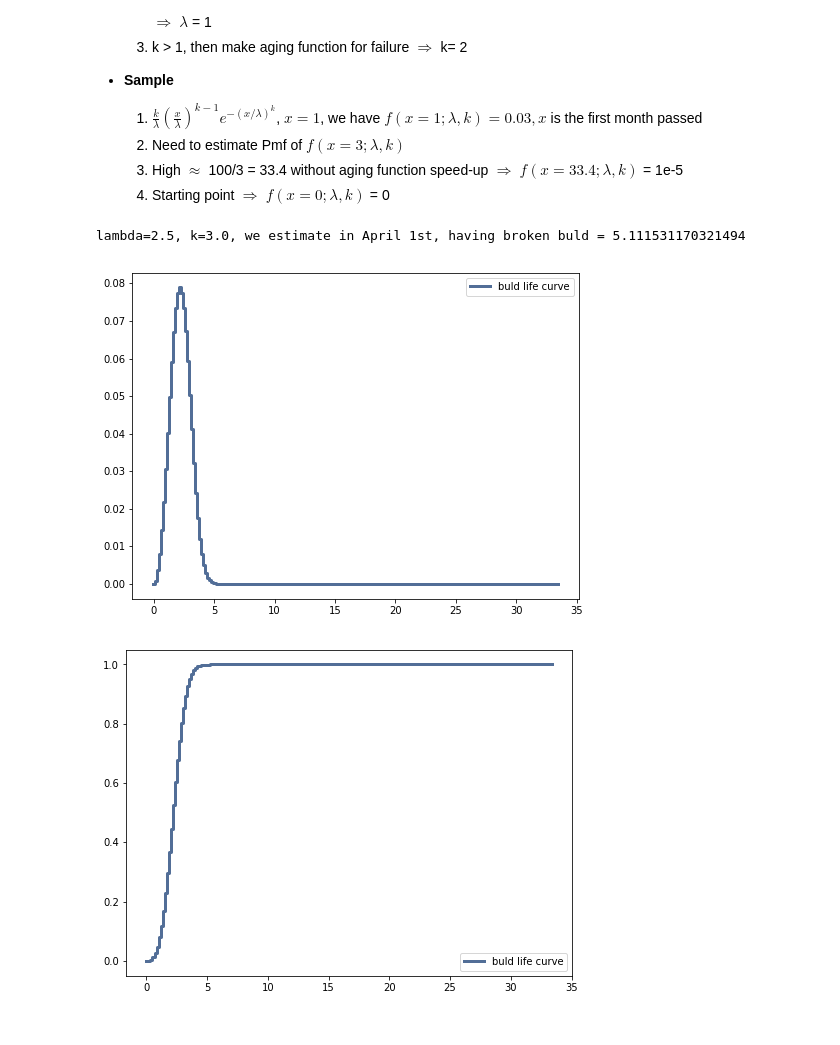
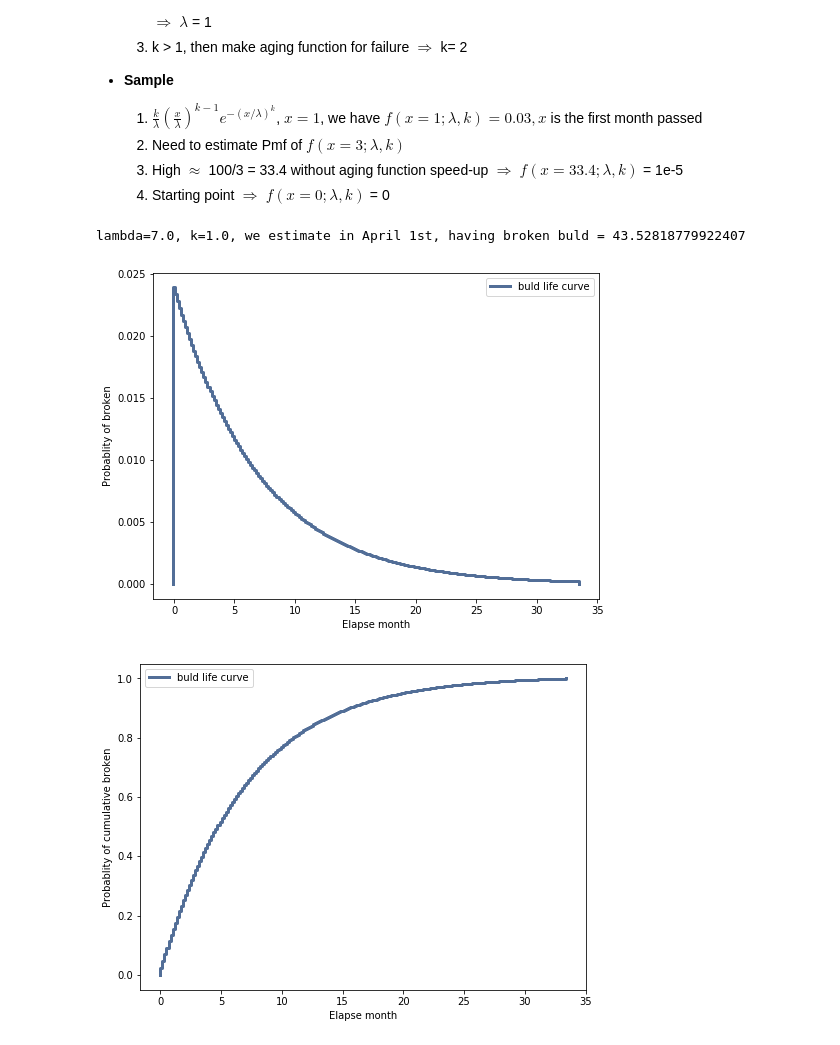
Before and after one commit to llv22/thinkbayes, a Jupyter notebook: chapter7/chapter7_exercises.ipynb, the cells around one changed output. Saved outputs shown, nothing was run; the diff lists cells and outputs as text; code cells hidden in the pictures.

```diff
--- a/chapter7/chapter7_exercises.ipynb
+++ b/chapter7/chapter7_exercises.ipynb
@@ -299,42 +299,55 @@ from thinkbayes2 import EvalWeibullPdf, EvalWeibullCdf, MakeWeibullPmf
 # %%
 # My gut feeling is that we need to use CDF instead of PMF, as bulb broken case will be cumulatived
 min_difference = math.inf
-estimate_tuple = None
+candidates = []
 high = 33.4
 estimate_time = 4
-for lam in np.arange(1, 50, 0.5):
-    for k in np.arange(1, 50, 0.5):
+last_time = 33.4
+for lam in np.arange(1, 100, 0.5):
+    for k in np.arange(1, 100, 0.5):
         pmf = MakeWeibullPmf(lam, k, high)
-        for x, prob in pmf.Items():
+        cdf = pmf.MakeCdf()
+        for x, prob in cdf.Items():
+#         for x, prob in pmf.Items():
             if abs(x - 1) < 1e-2:
                 # x close to 1
-                probfor4 = EvalWeibullPdf(estimate_time, lam, k)
+                probOf4 = EvalWeibullCdf(estimate_time, lam, k)
+                probOflast = EvalWeibullCdf(last_time, lam, k)
+#                 probOf4 = EvalWeibullPdf(estimate_time, lam, k)
+#                 probOflast = EvalWeibullPdf(last_time, lam, k)
                 # suppose probablity of x=4 is increasing by reality estimate
-                if probfor4 != 0 and probfor4 > 0.03 and abs(prob - 0.03) < 1e-2:
-                    if abs(prob - 0.03) < min_difference:
-                        min_difference = abs(prob - 0.03)
-                        estimate_tuple = (lam, k, probfor4)
-bulb_pmf = MakeWeibullPmf(estimate_tuple[0], estimate_tuple[1], high)
-probfor4 = estimate_tuple[2]
+                if probOf4 > 0.03 and abs(prob - 0.03) < 1e-2 and abs(probOflast - 1.0) < 1e-2:
+                    # make probOf4 not close to 1, as only 33.4 will lead to close to 1
+                    if abs(probOf4 - 1) > 1e-1:
+                        candidates.append((lam, k, probOf4))
+assert(len(candidates) > 0)
+candidates = sorted(candidates, key=lambda x:x[2])
+# select the minimal probablity of bulb
+bulb_pmf = MakeWeibullPmf(candidates[0][0], candidates[0][1], high)
+probfor4 = candidates[0][2]
 print('lambda={}, k={}, we estimate in April 1st, having broken buld = {}'.format( \
-    estimate_tuple[0], estimate_tuple[1], probfor4 * 100 ))
+    candidates[0][0], candidates[0][1], probfor4 * 100 ))
 # %% [output]
-lambda=2.5, k=3.0, we estimate in April 1st, having broken buld = 5.111531170321494
+lambda=7.0, k=1.0, we estimate in April 1st, having broken buld = 43.52818779922407
 # %%
 # thinkplot for visualization
 thinkplot.Clf()
 thinkplot.PrePlot(num=2)
 thinkplot.pmf(bulb_pmf, label="buld life curve")
 plt.legend()
+plt.xlabel("Elapse month")
+plt.ylabel("Probablity of broken")
 plt.show()
 # %% [output]
-[figure, old version]
+[figure, new version]
 # %%
 bulb_cdf=bulb_pmf.MakeCdf()
 thinkplot.Clf()
 thinkplot.PrePlot(num=2)
 thinkplot.cdf(bulb_cdf, label="buld life curve")
 plt.legend()
+plt.xlabel("Elapse month")
+plt.ylabel("Probablity of cumulative broken")
 plt.show()
 # %% [output]
-[figure, old version]
+[figure, new version]
```
Also changed, not shown: 3 other files.
